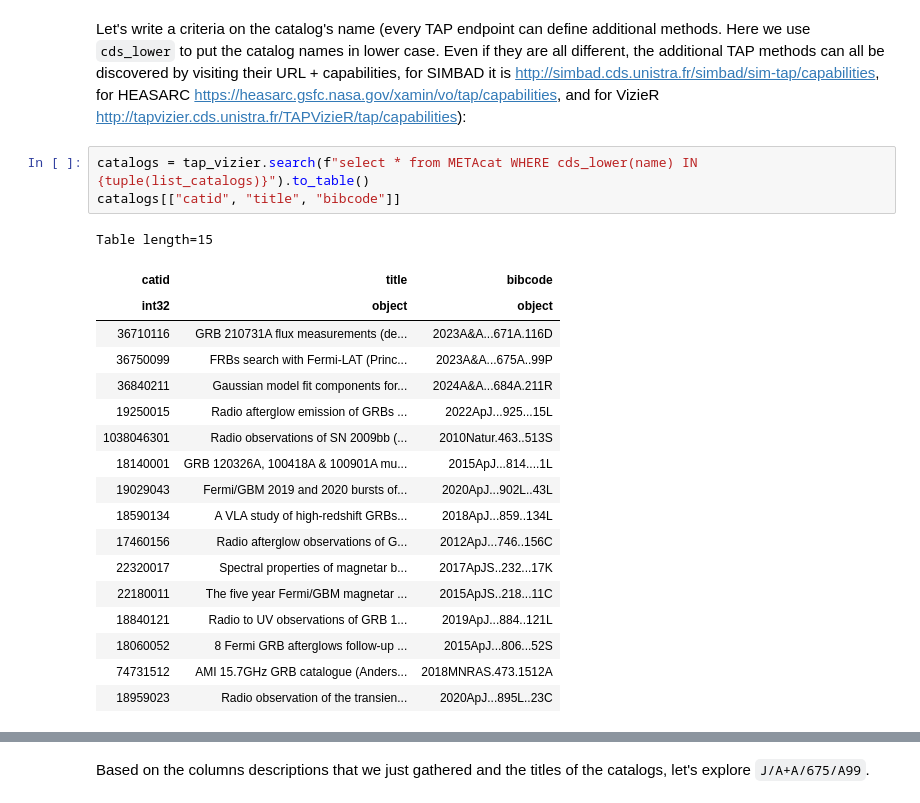
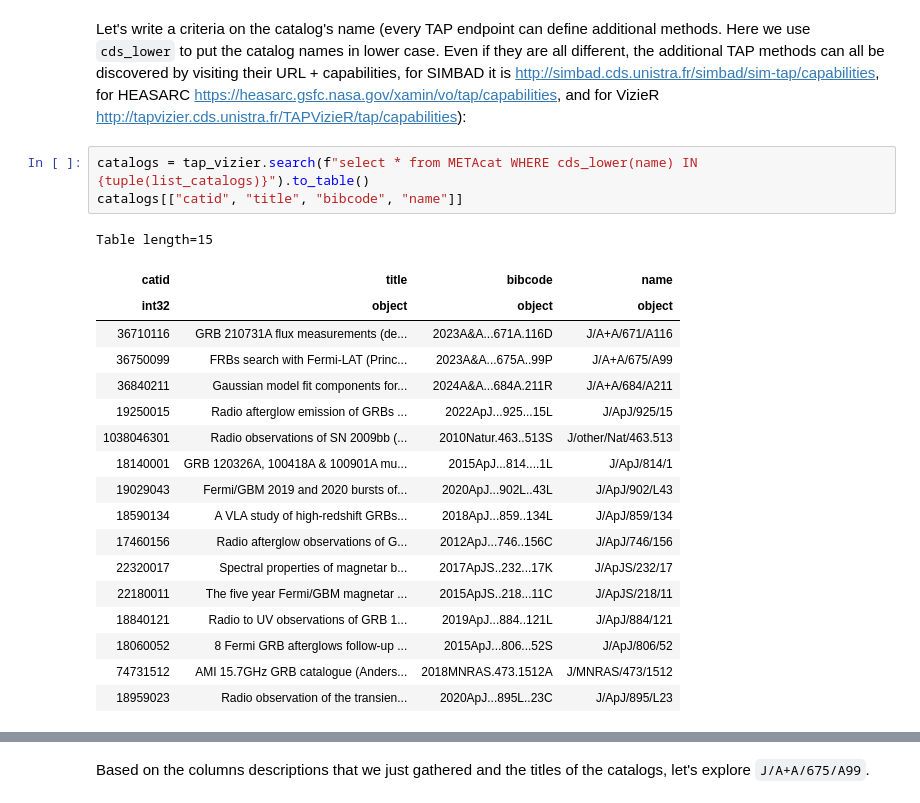
Before and after one commit to cds-astro/tutorials, a Jupyter notebook: Past_Conferences_and_Schools/2024_IAU/space_and_time_queries.ipynb, the cells around one changed output, grey strips where cells are left out. Cells and saved outputs as stored; diff of their text form.

```diff
--- a/Past_Conferences_and_Schools/2024_IAU/space_and_time_queries.ipynb
+++ b/Past_Conferences_and_Schools/2024_IAU/space_and_time_queries.ipynb
@@ -687,26 +621,26 @@ test.fieldnames
 Let's write a criteria on the catalog's name (every TAP endpoint can define additional methods. Here we use `cds_lower` to put the catalog names in lower case. Even if they are all different, the additional TAP methods can all be discovered by visiting their URL + capabilities, for SIMBAD it is http://simbad.cds.unistra.fr/simbad/sim-tap/capabilities, for HEASARC https://heasarc.gsfc.nasa.gov/xamin/vo/tap/capabilities, and for VizieR http://tapvizier.cds.unistra.fr/TAPVizieR/tap/capabilities):
 # %%
 catalogs = tap_vizier.search(f"select * from METAcat WHERE cds_lower(name) IN {tuple(list_catalogs)}").to_table()
-catalogs[["catid", "title", "bibcode"]]
+catalogs[["catid", "title", "bibcode", "name"]]
 # %% [output]
 Table length=15
-| catid | title | bibcode |
-| int32 | object | object |
-| 36710116 | GRB 210731A flux measurements (de... | 2023A&A...671A.116D |
-| 36750099 | FRBs search with Fermi-LAT (Princ... | 2023A&A...675A..99P |
-| 36840211 | Gaussian model fit components for... | 2024A&A...684A.211R |
-| 19250015 | Radio afterglow emission of GRBs ... | 2022ApJ...925...15L |
-| 1038046301 | Radio observations of SN 2009bb (... | 2010Natur.463..513S |
-| 18140001 | GRB 120326A, 100418A & 100901A mu... | 2015ApJ...814....1L |
-| 19029043 | Fermi/GBM 2019 and 2020 bursts of... | 2020ApJ...902L..43L |
-| 18590134 | A VLA study of high-redshift GRBs... | 2018ApJ...859..134L |
-| 17460156 | Radio afterglow observations of G... | 2012ApJ...746..156C |
-| 22320017 | Spectral properties of magnetar b... | 2017ApJS..232...17K |
-| 22180011 | The five year Fermi/GBM magnetar ... | 2015ApJS..218...11C |
-| 18840121 | Radio to UV observations of GRB 1... | 2019ApJ...884..121L |
-| 18060052 | 8 Fermi GRB afterglows follow-up ... | 2015ApJ...806...52S |
-| 74731512 | AMI 15.7GHz GRB catalogue (Anders... | 2018MNRAS.473.1512A |
-| 18959023 | Radio observation of the transien... | 2020ApJ...895L..23C |
+| catid | title | bibcode | name |
+| int32 | object | object | object |
+| 36710116 | GRB 210731A flux measurements (de... | 2023A&A...671A.116D | J/A+A/671/A116 |
+| 36750099 | FRBs search with Fermi-LAT (Princ... | 2023A&A...675A..99P | J/A+A/675/A99 |
+| 36840211 | Gaussian model fit components for... | 2024A&A...684A.211R | J/A+A/684/A211 |
+| 19250015 | Radio afterglow emission of GRBs ... | 2022ApJ...925...15L | J/ApJ/925/15 |
+| 1038046301 | Radio observations of SN 2009bb (... | 2010Natur.463..513S | J/other/Nat/463.513 |
+| 18140001 | GRB 120326A, 100418A & 100901A mu... | 2015ApJ...814....1L | J/ApJ/814/1 |
+| 19029043 | Fermi/GBM 2019 and 2020 bursts of... | 2020ApJ...902L..43L | J/ApJ/902/L43 |
+| 18590134 | A VLA study of high-redshift GRBs... | 2018ApJ...859..134L | J/ApJ/859/134 |
+| 17460156 | Radio afterglow observations of G... | 2012ApJ...746..156C | J/ApJ/746/156 |
+| 22320017 | Spectral properties of magnetar b... | 2017ApJS..232...17K | J/ApJS/232/17 |
+| 22180011 | The five year Fermi/GBM magnetar ... | 2015ApJS..218...11C | J/ApJS/218/11 |
+| 18840121 | Radio to UV observations of GRB 1... | 2019ApJ...884..121L | J/ApJ/884/121 |
+| 18060052 | 8 Fermi GRB afterglows follow-up ... | 2015ApJ...806...52S | J/ApJ/806/52 |
+| 74731512 | AMI 15.7GHz GRB catalogue (Anders... | 2018MNRAS.473.1512A | J/MNRAS/473/1512 |
+| 18959023 | Radio observation of the transien... | 2020ApJ...895L..23C | J/ApJ/895/L23 |
 # %% [markdown]
 The `catid` is really important here. It is a column that can be used to join other tables to this one.
 
```
Also changed, not shown: parts of 75 cells of this notebook.
